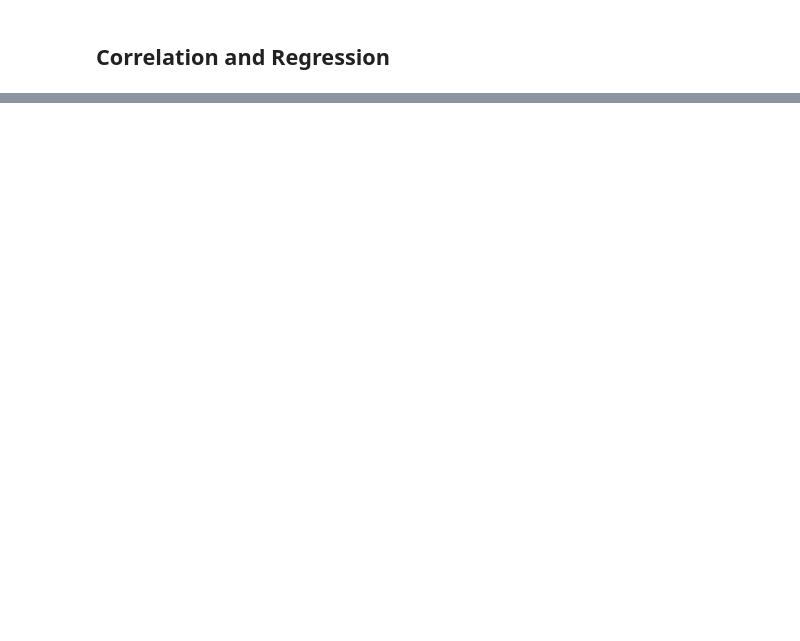
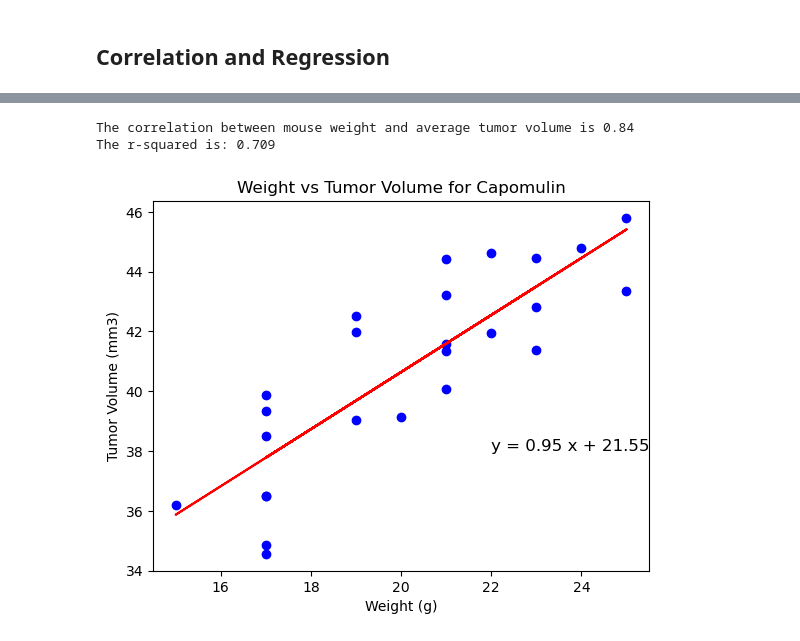
Before and after one commit to montanoemm/module5-challenge, a Jupyter notebook: Pymaceuticals/pymaceuticals.ipynb, the cells around one changed output, grey strips where cells are left out. Saved outputs shown, nothing was run; the diff lists cells and outputs as text; code cells hidden in the pictures; blank space fills up the shorter version.

```diff
--- a/Pymaceuticals/pymaceuticals.ipynb
+++ b/Pymaceuticals/pymaceuticals.ipynb
@@ -308,0 +338,22 @@ The correlation between mouse weight and the average tumor volume is 0.84
+# %%
+# Calculate the correlation coefficient and linear regression model
+# for mouse weight and average tumor volume for the Capomulin regimen
+
+correlation = st.pearsonr(avg_tum_vol["Weight (g)"], avg_tum_vol["Tumor Volume (mm3)"])
+print(f"The correlation between mouse weight and average tumor volume is {round(correlation[0],2)}")
+(slope, intercept, rvalue, pvalue, stderr) = linregress(avg_tum_vol["Weight (g)"], avg_tum_vol["Tumor Volume (mm3)"])
+regression_values = avg_tum_vol["Weight (g)"]* slope + intercept
+linear_eq = f"y = {round(slope, 2)} x + {round(intercept, 2)}"
+
+plt.scatter(avg_tum_vol["Weight (g)"], avg_tum_vol["Tumor Volume (mm3)"], color="b")
+plt.plot(avg_tum_vol["Weight (g)"], regression_values, color="r")
+plt.annotate(linear_eq,(22,38), fontsize=12)
+plt.xlabel("Weight (g)")
+plt.ylabel("Tumor Volume (mm3)")
+plt.title("Weight vs Tumor Volume for Capomulin")
+print(f"The r-squared is: {round(rvalue**2,3)}")
+plt.show()
+# %% [output]
+The correlation between mouse weight and average tumor volume is 0.84
+The r-squared is: 0.709
+[figure, added]
```
Also changed, not shown: parts of 9 cells of this notebook.
